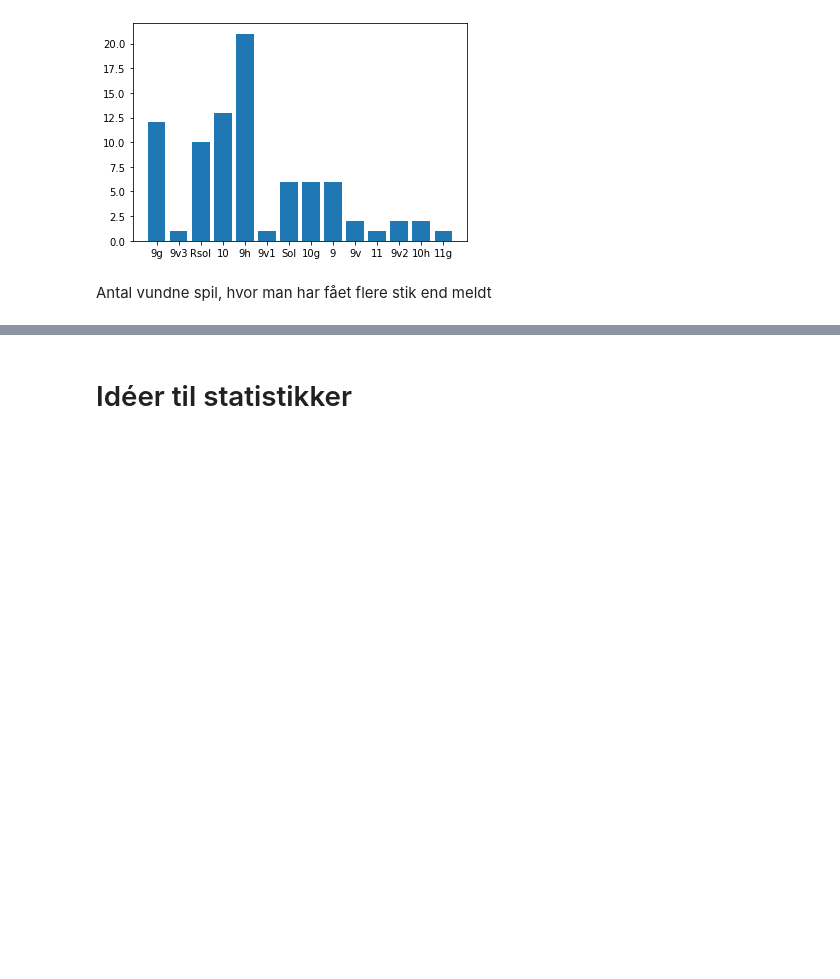
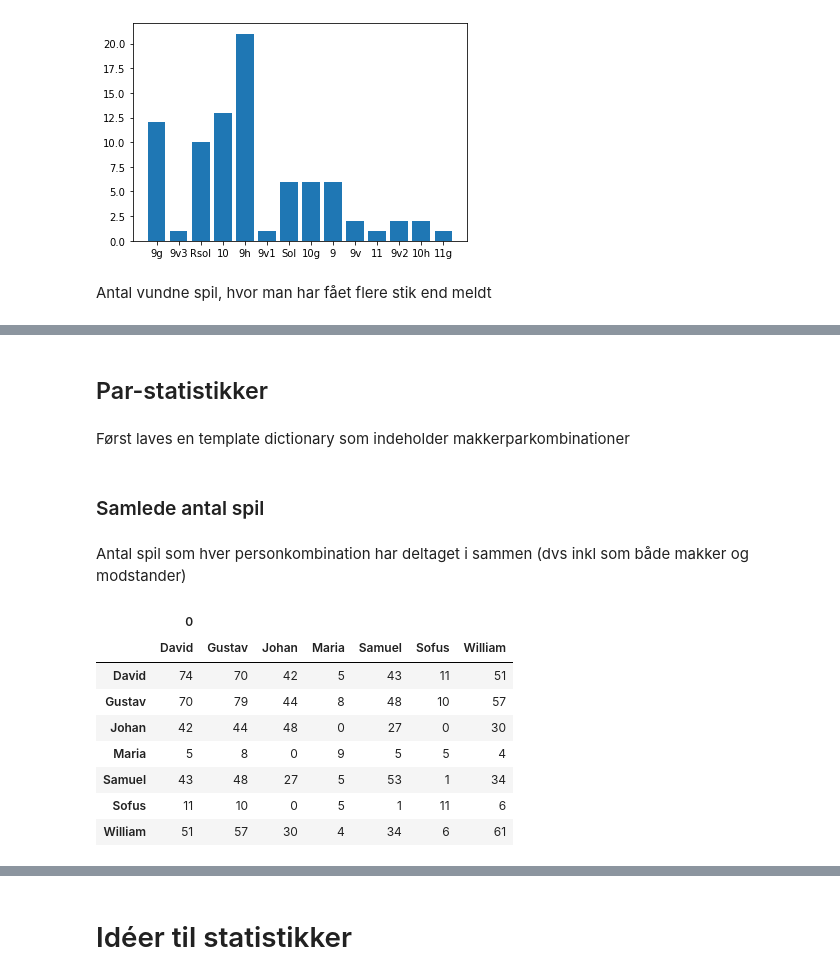
Before and after one commit to GustavWZ/Whist---Sommerhus, a Jupyter notebook: Analyse.ipynb, the cells around one changed output, grey strips where cells are left out. Drawn from its saved outputs; the diff is of its cells as text; code cells hidden in the pictures; blank space fills up the shorter version.

```diff
--- a/Analyse.ipynb
+++ b/Analyse.ipynb
@@ -281,0 +343,36 @@ wins_op
+# %% [markdown]
+## Par-statistikker
+# %% [markdown]
+Først laves en template dictionary som indeholder makkerparkombinationer
+# %%
+pairs_temp = {}
+
+for p1 in dict_temp:
+    for p2 in dict_temp:
+        pairs_temp[p1,p2] = 0
+# %% [markdown]
+### Samlede antal spil
+# %% [markdown]
+Antal spil som hver personkombination har deltaget i sammen (dvs inkl som både makker og modstander)
+# %%
+game_amo_pairs = pairs_temp.copy()
+
+for i in range(amo):
+    for p1 in dict_temp:
+        for p2 in dict_temp:
+            if df.iloc[i][p1] != 0 and df.iloc[i][p2] != 0:
+                game_amo_pairs[p1,p2] += 1
+
+
+game_amo_pairs_df = pd.DataFrame(game_amo_pairs.values(), index=pd.MultiIndex.from_tuples(game_amo_pairs.keys())).unstack(1)
+game_amo_pairs_df
+# %% [output]
+|  | 0 |  |  |  |  |  |  |
+|  | David | Gustav | Johan | Maria | Samuel | Sofus | William |
+| David | 74 | 70 | 42 | 5 | 43 | 11 | 51 |
+| Gustav | 70 | 79 | 44 | 8 | 48 | 10 | 57 |
+| Johan | 42 | 44 | 48 | 0 | 27 | 0 | 30 |
+| Maria | 5 | 8 | 0 | 9 | 5 | 5 | 4 |
+| Samuel | 43 | 48 | 27 | 5 | 53 | 1 | 34 |
+| Sofus | 11 | 10 | 0 | 5 | 1 | 11 | 6 |
+| William | 51 | 57 | 30 | 4 | 34 | 6 | 61 |
```
Also changed, not shown: parts of 20 cells of this notebook.
